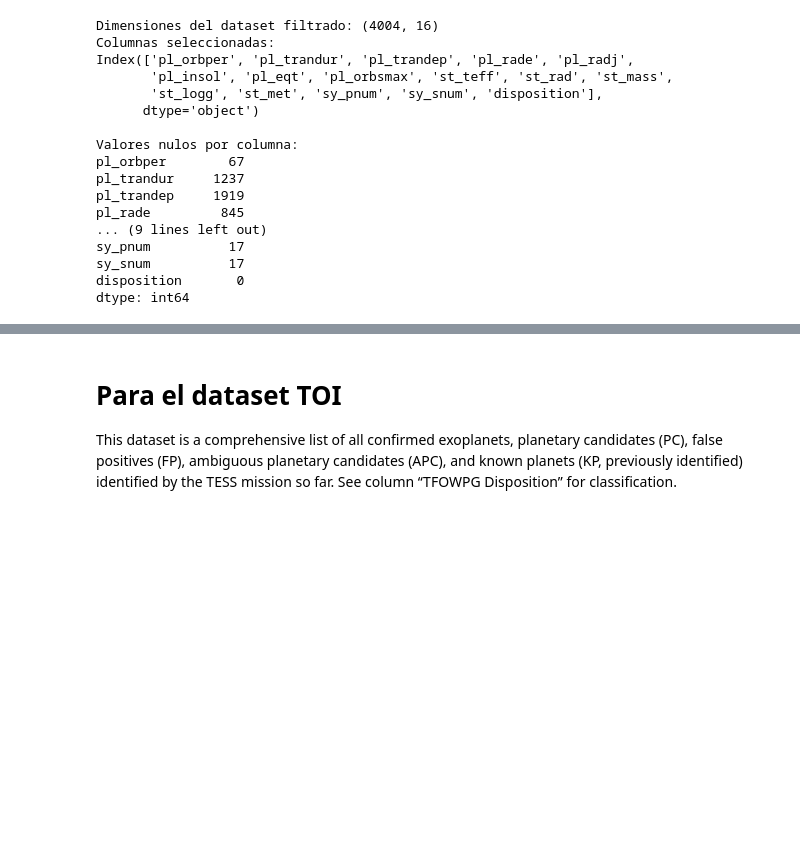
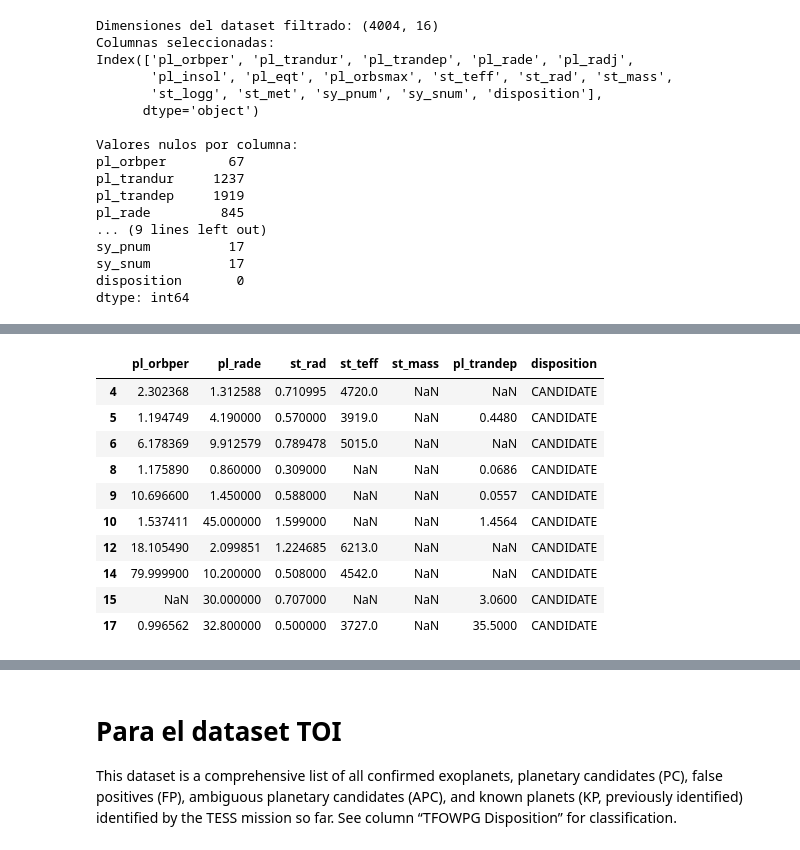
Before and after one commit to lunajimenez/AWorldAway_Nasa2025, a Jupyter notebook: packages/analytics/src/notebooks/analisis_exploratorio.ipynb, the cells around one changed output, grey strips where cells are left out. Saved outputs shown, nothing was run; the diff lists cells and outputs as text; code cells hidden in the pictures; blank space fills up the shorter version.

```diff
--- a/packages/analytics/src/notebooks/analisis_exploratorio.ipynb
+++ b/packages/analytics/src/notebooks/analisis_exploratorio.ipynb
@@ -877,0 +805,86 @@ dtype: int64
+# %%
+# fix_k2_balanced.py
+from pathlib import Path
+import pandas as pd
+import shutil
+from datetime import datetime
+
+# Ruta
+candidates = [
+    Path("../FilteredData/K2_Balanced.csv")
+]
+
+# elegir primer archivo que exista
+input_fp = None
+for p in candidates:
+    if p.exists():
+        input_fp = p
+        break
+
+if input_fp is None:
+    raise FileNotFoundError("No se encontró K2_Balanced.csv ni variantes en ../FilteredData. Ajusta la ruta.")
+
+# backup
+ts = datetime.now().strftime("%Y%m%d_%H%M%S")
+backup_fp = input_fp.with_name(input_fp.stem + f"_backup_{ts}" + input_fp.suffix)
+shutil.copy(input_fp, backup_fp)
+print(f"Backup creado: {backup_fp}")
+
+# leer
+df = pd.read_csv(input_fp)
+n_rows = len(df)
+print(f"Archivo leído: {input_fp} — filas: {n_rows}, columnas: {len(df.columns)}")
+
+# columnas objetivo
+orig_cols = ["pl_eqt", "pl_insol"]
+recalc_cols = [c + "_recalc" for c in orig_cols]
+
+# resumen inicial
+print("\nNulos iniciales (absoluto):")
+print(df[ [c for c in orig_cols+recalc_cols if c in df.columns] ].isna().sum())
+
+# Procesamiento: para cada par, preferimos ORIGINAL, si original es NaN rellenamos con recalc.
+for orig, rec in zip(orig_cols, recalc_cols):
+    has_orig = orig in df.columns
+    has_rec  = rec in df.columns
+
+    if has_orig and has_rec:
+        before_orig = int(df[orig].isna().sum())
+        before_rec  = int(df[rec].isna().sum())
+        # llenar original con recalc donde original es nulo
+        df[orig] = df[orig].fillna(df[rec])
+        after = int(df[orig].isna().sum())
+        print(f"\nProcesado {orig} + {rec}:")
+        print(f"  antes -> orig nulos: {before_orig}, recalc nulos: {before_rec}")
+        print(f"  después -> final {orig} nulos: {after} (rellenado {before_orig - after})")
+        # eliminar columna recalc
+        df.drop(columns=[rec], inplace=True)
+        print(f"  columna {rec} eliminada.")
+    elif has_rec and not has_orig:
+        # no existía original: renombrar recalc a original
+        df.rename(columns={rec: orig}, inplace=True)
+        print(f"\n{orig} no existía. {rec} renombrada a {orig}.")
+    elif has_orig and not has_rec:
+        print(f"\n{orig} existe y no hay {rec} — no se hizo nada.")
+    else:
+        print(f"\nNinguna columna encontrada: ni {orig} ni {rec} — no se pudo generar {orig}.")
+
+# Mostrar filas donde ambas pl_eqt y pl_insol siguen siendo nulas (por si quieres inspeccionar)
+still_null = df[df[orig_cols].isna().all(axis=1)]
+print(f"\nFilas con AMBAS ({orig_cols}) nulas: {len(still_null)} / {n_rows}")
+if len(still_null) > 0:
+    print("Muestro hasta 10 ejemplos de esas filas (columnas de diagnóstico):")
+    cols_diag = ["pl_orbper","pl_rade","st_rad","st_teff","st_mass","pl_trandep","disposition"]
+    present_diag = [c for c in cols_diag if c in df.columns]
+    display(still_null[present_diag].head(10))
+
+# resumen final
+print("\nNulos finales (absoluto):")
+print(df[ [c for c in orig_cols if c in df.columns] ].isna().sum())
+
+# sobrescribir (o guardar nuevo nombre si prefieres)
+out_fp = input_fp  # sobrescribe el original elegido
+df.to_csv(out_fp, index=False)
+print(f"\n✅ Archivo corregido guardado en: {out_fp}")
+print(f"Backup preservado en: {backup_fp}")
+# %% [output]
@@ -877,0 +908,11 @@ dtype: int64
+|  | pl_orbper | pl_rade | st_rad | st_teff | st_mass | pl_trandep | disposition |
+| 4 | 2.302368 | 1.312588 | 0.710995 | 4720.0 | NaN | NaN | CANDIDATE |
+| 5 | 1.194749 | 4.190000 | 0.570000 | 3919.0 | NaN | 0.4480 | CANDIDATE |
+| 6 | 6.178369 | 9.912579 | 0.789478 | 5015.0 | NaN | NaN | CANDIDATE |
+| 8 | 1.175890 | 0.860000 | 0.309000 | NaN | NaN | 0.0686 | CANDIDATE |
+| 9 | 10.696600 | 1.450000 | 0.588000 | NaN | NaN | 0.0557 | CANDIDATE |
+| 10 | 1.537411 | 45.000000 | 1.599000 | NaN | NaN | 1.4564 | CANDIDATE |
+| 12 | 18.105490 | 2.099851 | 1.224685 | 6213.0 | NaN | NaN | CANDIDATE |
+| 14 | 79.999900 | 10.200000 | 0.508000 | 4542.0 | NaN | NaN | CANDIDATE |
+| 15 | NaN | 30.000000 | 0.707000 | NaN | NaN | 3.0600 | CANDIDATE |
+| 17 | 0.996562 | 32.800000 | 0.500000 | 3727.0 | NaN | 35.5000 | CANDIDATE |
```
Also changed, not shown: parts of 11 cells of this notebook, 2 other files.
